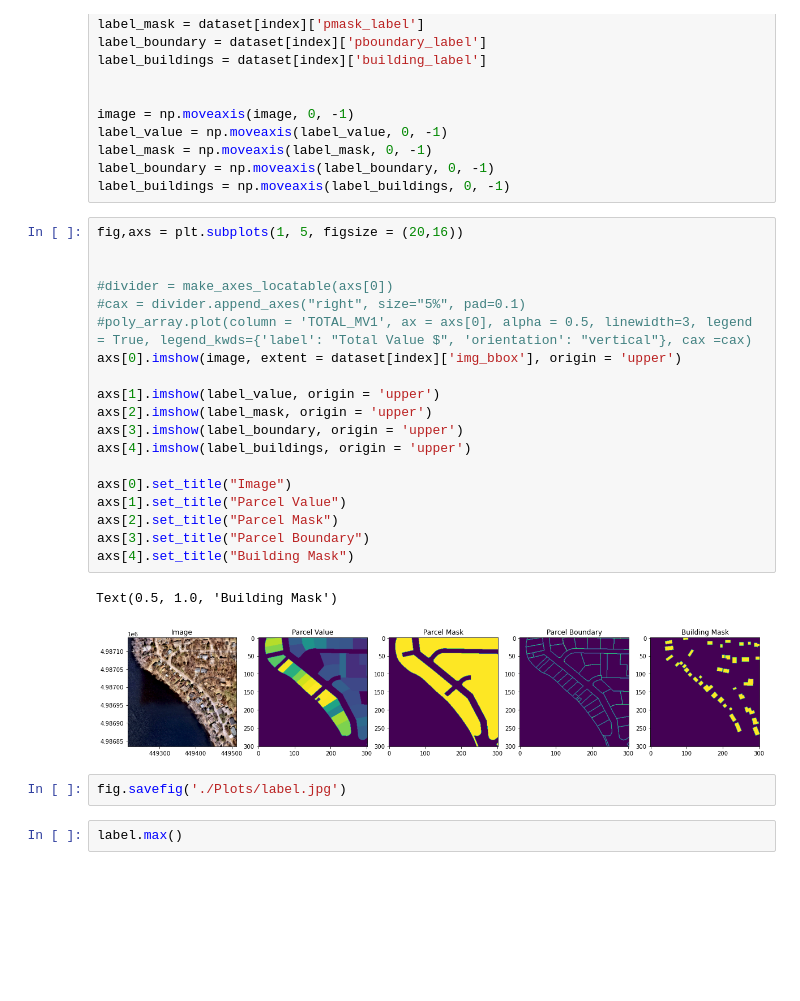
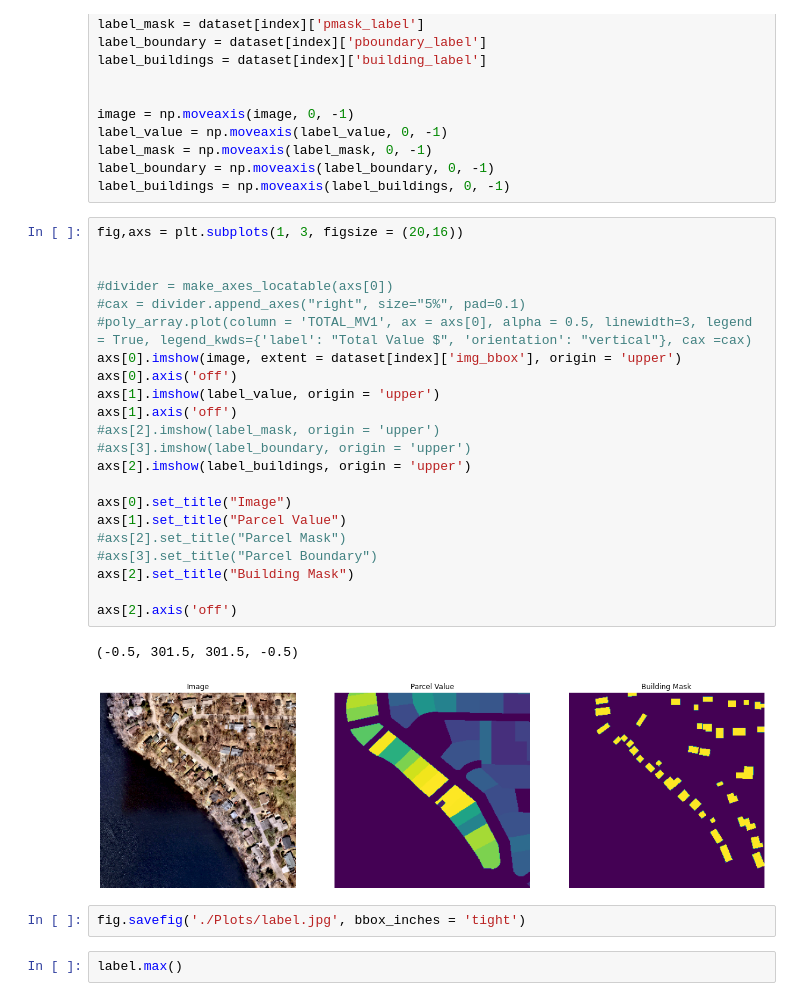
Before and after one commit to mvrl/disaggregation, a Jupyter notebook: Plotting_Hennepin.ipynb, the cells around one changed output. Drawn from its saved outputs; the diff is of its cells as text; blank space fills up the shorter version.

```diff
--- a/Plotting_Hennepin.ipynb
+++ b/Plotting_Hennepin.ipynb
@@ -103,29 +103,32 @@ label_mask = np.moveaxis(label_mask, 0, -1)
 label_boundary = np.moveaxis(label_boundary, 0, -1)
 label_buildings = np.moveaxis(label_buildings, 0, -1)
 # %%
-fig,axs = plt.subplots(1, 5, figsize = (20,16))
+fig,axs = plt.subplots(1, 3, figsize = (20,16))
 
 
 #divider = make_axes_locatable(axs[0])
 #cax = divider.append_axes("right", size="5%", pad=0.1)
 #poly_array.plot(column = 'TOTAL_MV1', ax = axs[0], alpha = 0.5, linewidth=3, legend = True, legend_kwds={'label': "Total Value $", 'orientation': "vertical"}, cax =cax)
 axs[0].imshow(image, extent = dataset[index]['img_bbox'], origin = 'upper')
-
+axs[0].axis('off')
 axs[1].imshow(label_value, origin = 'upper')
-axs[2].imshow(label_mask, origin = 'upper')
-axs[3].imshow(label_boundary, origin = 'upper')
-axs[4].imshow(label_buildings, origin = 'upper')
+axs[1].axis('off')
+#axs[2].imshow(label_mask, origin = 'upper')
+#axs[3].imshow(label_boundary, origin = 'upper')
+axs[2].imshow(label_buildings, origin = 'upper')
 
 axs[0].set_title("Image")
 axs[1].set_title("Parcel Value")
-axs[2].set_title("Parcel Mask")
-axs[3].set_title("Parcel Boundary")
-axs[4].set_title("Building Mask")
+#axs[2].set_title("Parcel Mask")
+#axs[3].set_title("Parcel Boundary")
+axs[2].set_title("Building Mask")
+
+axs[2].axis('off')
 # %% [output]
-Text(0.5, 1.0, 'Building Mask')
+(-0.5, 301.5, 301.5, -0.5)
-[figure, old version]
+[figure, new version]
 # %%
-fig.savefig('./Plots/label.jpg')
+fig.savefig('./Plots/label.jpg', bbox_inches = 'tight')
 # %%
 label.max()
 # %% [output]
```
Also changed, not shown: parts of 1 cell of this notebook, 7 other files.
